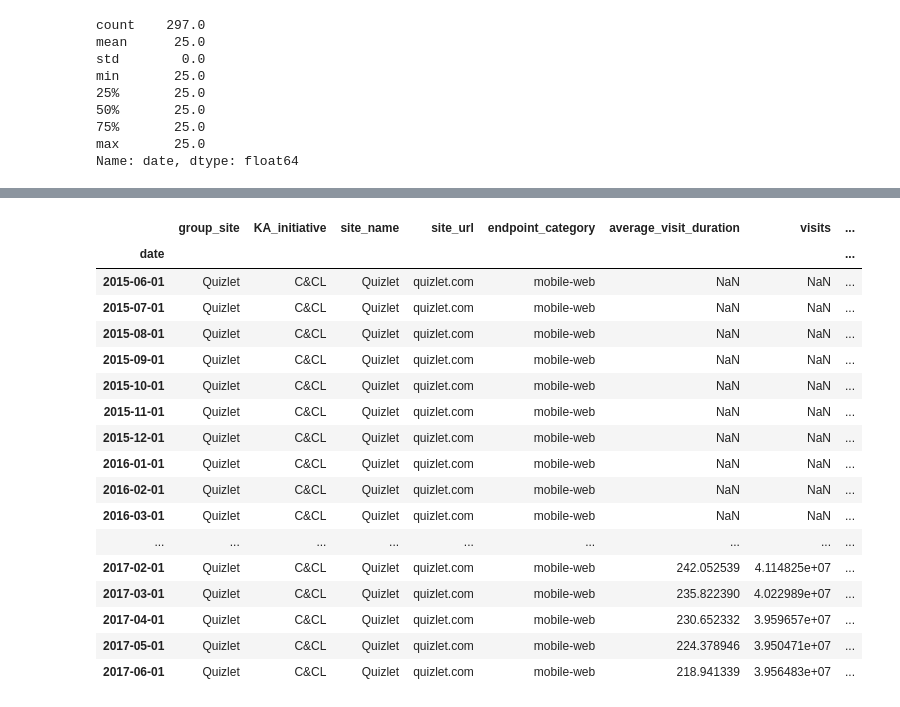
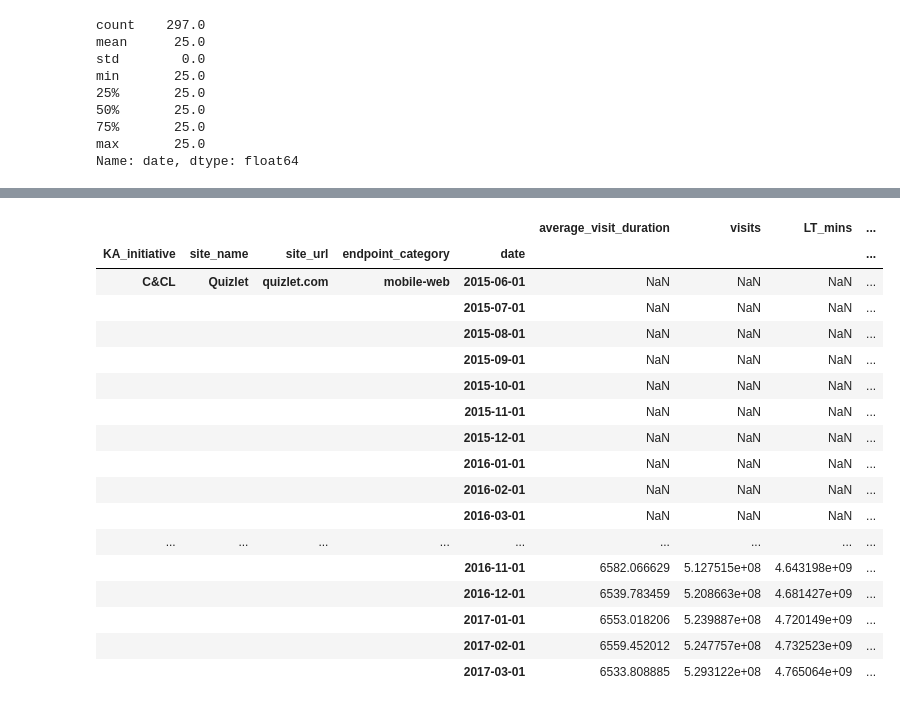
Before and after one commit to Per48edjes/KA-CAD, a Jupyter notebook: Data Source Auditor.ipynb, the cells around one changed output, grey strips where cells are left out. Cells and saved outputs as stored; diff of their text form; code cells hidden in the pictures.

```diff
--- a/Data Source Auditor.ipynb
+++ b/Data Source Auditor.ipynb
@@ -161,24 +139,24 @@ dtype: float64
 Extending the 'proof of concept' for entire set of data.
 # %%
 # Drop 'endpoint_category' to column; get keys to iterate through
-indexed_df3 = indexed_df2.reset_index(level=-1, inplace=False)
-keys = list(set(indexed_df3.index.values))
+indexed_df = indexed_df2.reset_index(level=-1, inplace=False)
+keys = list(set(indexed_df.index.values))
 
 # Turn off SettingWithCopyWarning
 pd.options.mode.chained_assignment = None
 
 # Do TTMsum calculations
 for key in keys:
-    site_info = indexed_df3.loc[key,:]
+    site_info = indexed_df.loc[key,:]
     site_info.set_index(['endpoint_category'], inplace=True)
     endpoint_categories = list(set(site_info.index.values))
     for endpoint_category in endpoint_categories:
         site_info.loc[endpoint_category] = site_info.loc[endpoint_category].rolling(window=12, min_periods=12).sum()
 
-TTMsum_df = indexed_df3.reset_index()
+TTMsum_df = indexed_df.reset_index()
 TTMsum_df['average_visit_duration_mins'] = TTMsum_df['LT_mins'] / TTMsum_df['visits']
 TTMsum_df.set_index(['date'], inplace=True)
-TTMsum_df[(TTMavg_df['group_site'] == 'Quizlet') & (TTMavg_df['endpoint_category'] == 'mobile-web')]
+TTMsum_df[(TTMsum_df['group_site'] == 'Quizlet') & (TTMsum_df['endpoint_category'] == 'mobile-web')]
 # %% [output]
 |  | group_site | KA_initiative | site_name | site_url | endpoint_category | average_visit_duration | visits | ... |
 | date |  |  |  |  |  |  |  | ... |
@@ -226,21 +204,34 @@ Name: date, dtype: float64
 # %%
-# Drop 'endpoint_category' to column; get keys to iterate through
-indexed_df3 = indexed_df2.reset_index(level=-1, inplace=False)
-keys = list(set(indexed_df3.index.values))
+def TTMer(df, func):
 
-# Turn off SettingWithCopyWarning
-pd.options.mode.chained_assignment = None
+    indexed_df = df.set_index(['group_site',  'KA_initiative', 'site_name', 'site_url', 'endpoint_category', 'date'])
 
-# Do TTMavg calculations
-for key in keys:
-    site_info = indexed_df3.loc[key,:]
-    site_info.set_index(['endpoint_category'], inplace=True)
-    endpoint_categories = list(set(site_info.index.values))
-    for endpoint_category in endpoint_categories:
-        site_info.loc[endpoint_category] = site_info.loc[endpoint_category].rolling(window=12, min_periods=12).mean()
+    # Save original indexed_df to join with calculated dataframe later
+    og_indexed_df = indexed_df.copy()
 
-TTMavg_df = indexed_df3.reset_index()
-TTMavg_df['average_visit_duration_mins'] = TTMavg_df['LT_mins'] / TTMavg_df['visits']
-TTMavg_df.set_index(['date'], inplace=True)
-TTMavg_df[(TTMavg_df['group_site'] == 'Quizlet') & (TTMavg_df['endpoint_category'] == 'mobile-web')]
+    # Drop 'endpoint_category' to column; get keys to iterate through
+    indexed_df = indexed_df.reset_index(level=(-1,-2), inplace=False)
+    indexed_df.sort_index(inplace=True)
+    keys = list(set(indexed_df.index.values))
+
+    # Turn off pandas' SettingWithCopyWarning
+    pd.options.mode.chained_assignment = None
+
+    # Do TTM calculations
+    for key in keys:
+        site_info = indexed_df.loc[key,:]
+        site_info.set_index(['endpoint_category'], inplace=True)
+        endpoint_categories = list(set(site_info.index.values))
+        for endpoint_category in endpoint_categories:
+            site_info.loc[endpoint_category] = func(site_info.loc[endpoint_category].rolling(window=12, min_periods=12))
+
+    # Set indices for join
+    indexed_df.reset_index(inplace=True)
+    indexed_df.set_index(['group_site',  'KA_initiative', 'site_name', 'site_url', 'endpoint_category', 'date'], inplace=True)
+
+    print('Successfully wrote TTM data!')
+    return indexed_df
+
+x_df = TTMer(df, pd.core.window.Rolling.sum)
+x_df.loc['Quizlet']
 # %% [output]
@@ -247,18 +239,18 @@ TTMavg_df[(TTMavg_df['group_site'] == 'Quizlet') & (TTMavg_df['endpoint_category
-|  | group_site | KA_initiative | site_name | site_url | endpoint_category | average_visit_duration | visits | ... |
-| date |  |  |  |  |  |  |  | ... |
-| 2015-06-01 | Quizlet | C&CL | Quizlet | quizlet.com | mobile-web | NaN | NaN | ... |
-| 2015-07-01 | Quizlet | C&CL | Quizlet | quizlet.com | mobile-web | NaN | NaN | ... |
-| 2015-08-01 | Quizlet | C&CL | Quizlet | quizlet.com | mobile-web | NaN | NaN | ... |
-| 2015-09-01 | Quizlet | C&CL | Quizlet | quizlet.com | mobile-web | NaN | NaN | ... |
-| 2015-10-01 | Quizlet | C&CL | Quizlet | quizlet.com | mobile-web | NaN | NaN | ... |
-| 2015-11-01 | Quizlet | C&CL | Quizlet | quizlet.com | mobile-web | NaN | NaN | ... |
-| 2015-12-01 | Quizlet | C&CL | Quizlet | quizlet.com | mobile-web | NaN | NaN | ... |
-| 2016-01-01 | Quizlet | C&CL | Quizlet | quizlet.com | mobile-web | NaN | NaN | ... |
-| 2016-02-01 | Quizlet | C&CL | Quizlet | quizlet.com | mobile-web | NaN | NaN | ... |
-| 2016-03-01 | Quizlet | C&CL | Quizlet | quizlet.com | mobile-web | NaN | NaN | ... |
+|  |  |  |  |  | average_visit_duration | visits | LT_mins | ... |
+| KA_initiative | site_name | site_url | endpoint_category | date |  |  |  | ... |
+| C&CL | Quizlet | quizlet.com | mobile-web | 2015-06-01 | NaN | NaN | NaN | ... |
+|  |  |  |  | 2015-07-01 | NaN | NaN | NaN | ... |
+|  |  |  |  | 2015-08-01 | NaN | NaN | NaN | ... |
+|  |  |  |  | 2015-09-01 | NaN | NaN | NaN | ... |
+|  |  |  |  | 2015-10-01 | NaN | NaN | NaN | ... |
+|  |  |  |  | 2015-11-01 | NaN | NaN | NaN | ... |
+|  |  |  |  | 2015-12-01 | NaN | NaN | NaN | ... |
+|  |  |  |  | 2016-01-01 | NaN | NaN | NaN | ... |
+|  |  |  |  | 2016-02-01 | NaN | NaN | NaN | ... |
+|  |  |  |  | 2016-03-01 | NaN | NaN | NaN | ... |
 | ... | ... | ... | ... | ... | ... | ... | ... | ... |
-| 2017-02-01 | Quizlet | C&CL | Quizlet | quizlet.com | mobile-web | 242.052539 | 4.114825e+07 | ... |
-| 2017-03-01 | Quizlet | C&CL | Quizlet | quizlet.com | mobile-web | 235.822390 | 4.022989e+07 | ... |
-| 2017-04-01 | Quizlet | C&CL | Quizlet | quizlet.com | mobile-web | 230.652332 | 3.959657e+07 | ... |
-| 2017-05-01 | Quizlet | C&CL | Quizlet | quizlet.com | mobile-web | 224.378946 | 3.950471e+07 | ... |
-| 2017-06-01 | Quizlet | C&CL | Quizlet | quizlet.com | mobile-web | 218.941339 | 3.956483e+07 | ... |
+|  |  |  |  | 2016-11-01 | 6582.066629 | 5.127515e+08 | 4.643198e+09 | ... |
+|  |  |  |  | 2016-12-01 | 6539.783459 | 5.208663e+08 | 4.681427e+09 | ... |
+|  |  |  |  | 2017-01-01 | 6553.018206 | 5.239887e+08 | 4.720149e+09 | ... |
+|  |  |  |  | 2017-02-01 | 6559.452012 | 5.247757e+08 | 4.732523e+09 | ... |
+|  |  |  |  | 2017-03-01 | 6533.808885 | 5.293122e+08 | 4.765064e+09 | ... |
```
Also changed, not shown: parts of 12 cells of this notebook, 2 other files.
